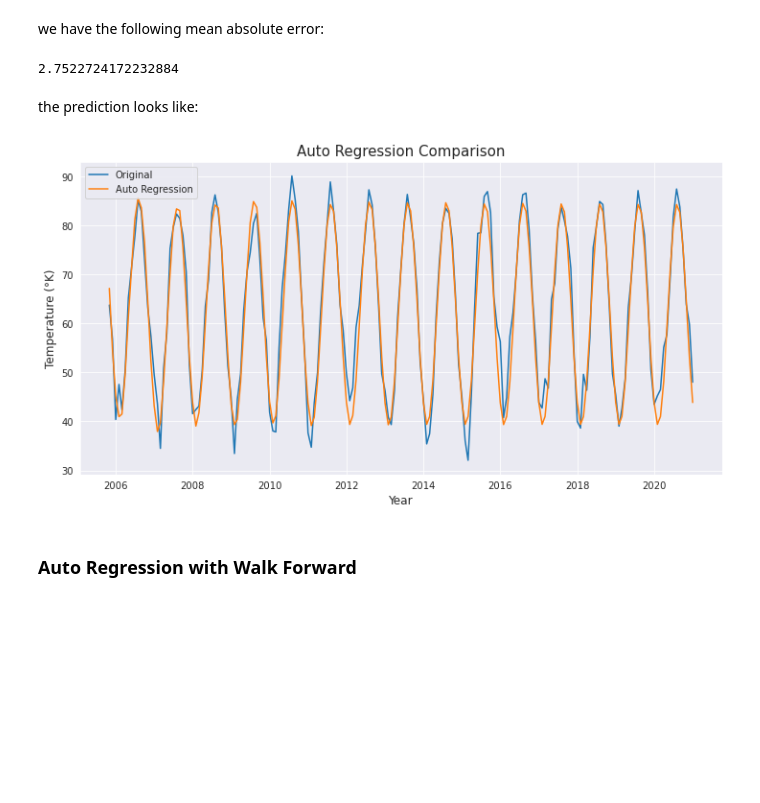
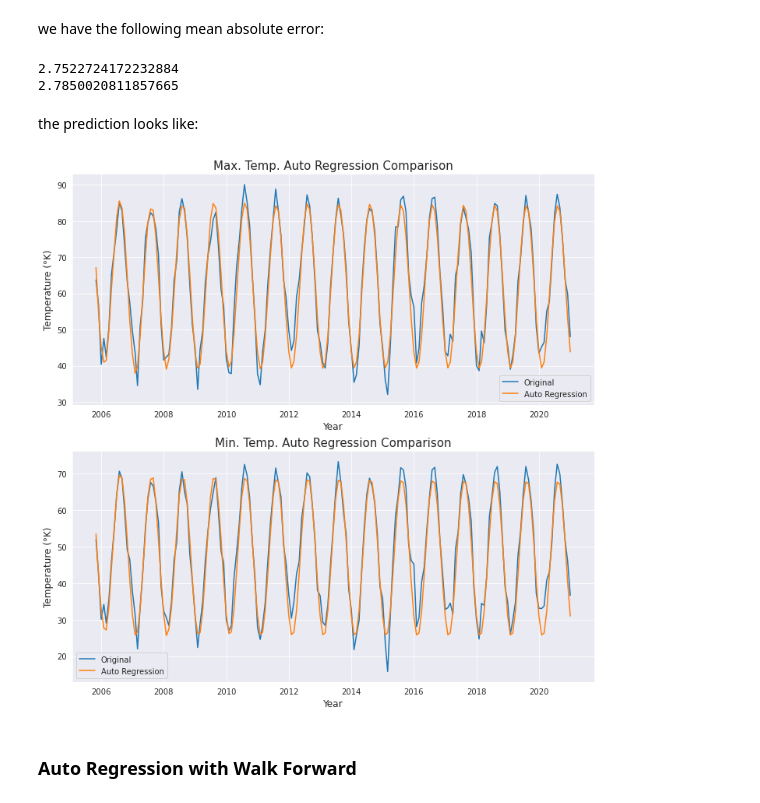
Before and after one commit to CrisLeaf/ny_is_burning, a Jupyter notebook: temperature_analysis.ipynb, the cells around one changed output. Saved outputs shown, nothing was run; the diff lists cells and outputs as text; code cells hidden in the pictures; blank space fills up the shorter version.

```diff
--- a/temperature_analysis.ipynb
+++ b/temperature_analysis.ipynb
@@ -42,6 +48,8 @@ plt.show()
 # %%
 monthly_df["tmax_lag1"] = monthly_df["TMAX"].shift(1)
 monthly_df["tmax_diff1"] = monthly_df["TMAX"].diff(periods=1)
+monthly_df["tmin_lag1"] = monthly_df["TMIN"].shift(1)
+monthly_df["tmin_diff1"] = monthly_df["TMIN"].diff(periods=1)
 
 monthly_df.dropna(inplace=True)
 # %% [markdown]
@@ -51,8 +59,8 @@ train_size = int(monthly_df.shape[0] * 0.9)
 train = monthly_df[:train_size]
 test = monthly_df[train_size:]
 
-X_train, y_train = train["tmax_lag1"], train["TMAX"]
-X_test, y_test = test["tmax_lag1"], test["TMAX"]
+X_train, y_train = train[["tmax_lag1", "tmin_lag1"]], train[["TMAX", "TMIN"]]
+X_test, y_test = test[["tmax_lag1", "tmin_lag1"]], test[["TMAX", "TMIN"]]
 # %% [markdown]
 calculate base prediction mean absolute error.
 # %% [markdown]
@@ -87,7 +104,9 @@ Define the model
 # %%
 from statsmodels.tsa.ar_model import AutoReg
 
-model = AutoReg(train["TMAX"], lags=50)
-model_fit = model.fit()
+tmax_model = AutoReg(train["TMAX"], lags=50)
+tmin_model = AutoReg(train["TMIN"], lags=50)
+tmax_model_fit = tmax_model.fit()
+tmin_model_fit = tmin_model.fit()
 # %% [markdown]
 we have the following parameters values.
@@ -114,25 +134,35 @@ dtype: float64
 # %% [markdown]
 we have the following mean absolute error:
 # %%
-predictions = model_fit.predict(start=len(train), end=len(train) + len(test) - 1)
+tmax_predictions = tmax_model_fit.predict(start=len(train), end=len(train) + len(test) - 1)
+tmin_predictions = tmin_model_fit.predict(start=len(train), end=len(train) + len(test) - 1)
 
-mae = mean_absolute_error(y_test, predictions)
-print(mae)
+tmax_mae = mean_absolute_error(y_test["TMAX"], tmax_predictions)
+tmin_mae = mean_absolute_error(y_test["TMIN"], tmin_predictions)
+print(tmax_mae)
+print(tmin_mae)
 # %% [output]
 2.7522724172232884
+2.7850020811857665
 # %% [markdown]
 the prediction looks like:
 # %%
-fig = plt.subplots(figsize=(12, 6))
-sns.lineplot(x=y_test.index, y=y_test.values, label="Original")
-sns.lineplot(x=predictions.index, y=predictions.values, label="Auto Regression")
-plt.legend(loc="upper left")
-plt.title("Auto Regression Comparison", fontsize=15)
-plt.ylabel("Temperature (°K)", fontsize=12)
-plt.xlabel("Year", fontsize=12)
+fig, axes = plt.subplots(nrows=2, figsize=(12, 12))
+sns.lineplot(x=y_test.index, y=y_test["TMAX"].values, label="Original", ax=axes[0])
+sns.lineplot(x=tmax_predictions.index, y=tmax_predictions.values,
+			 label="Auto Regression", ax=axes[0])
+axes[0].set_title("Max. Temp. Auto Regression Comparison", fontsize=15)
+axes[0].set_ylabel("Temperature (°K)", fontsize=12)
+axes[0].set_xlabel("Year", fontsize=12)
+sns.lineplot(x=y_test.index, y=y_test["TMIN"].values, label="Original", ax=axes[1])
+sns.lineplot(x=tmin_predictions.index, y=tmin_predictions.values,
+			 label="Auto Regression", ax=axes[1])
+axes[1].set_title("Min. Temp. Auto Regression Comparison", fontsize=15)
+axes[1].set_ylabel("Temperature (°K)", fontsize=12)
+axes[1].set_xlabel("Year", fontsize=12)
 plt.show()
 # %% [output]
-[figure, old version]
+[figure, new version]
 # %% [markdown]
 ### Auto Regression with Walk Forward
 # %% [markdown]
```
Also changed, not shown: parts of 31 cells of this notebook.
